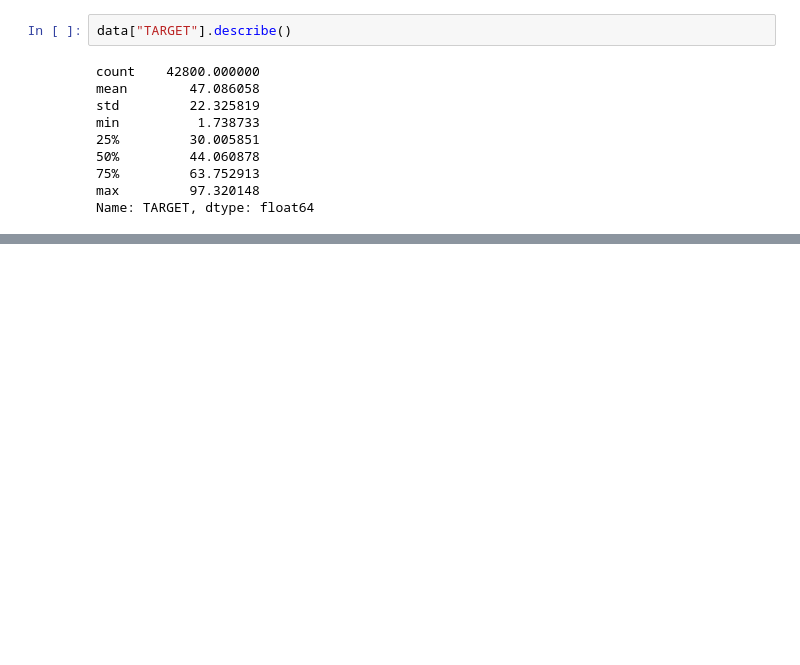
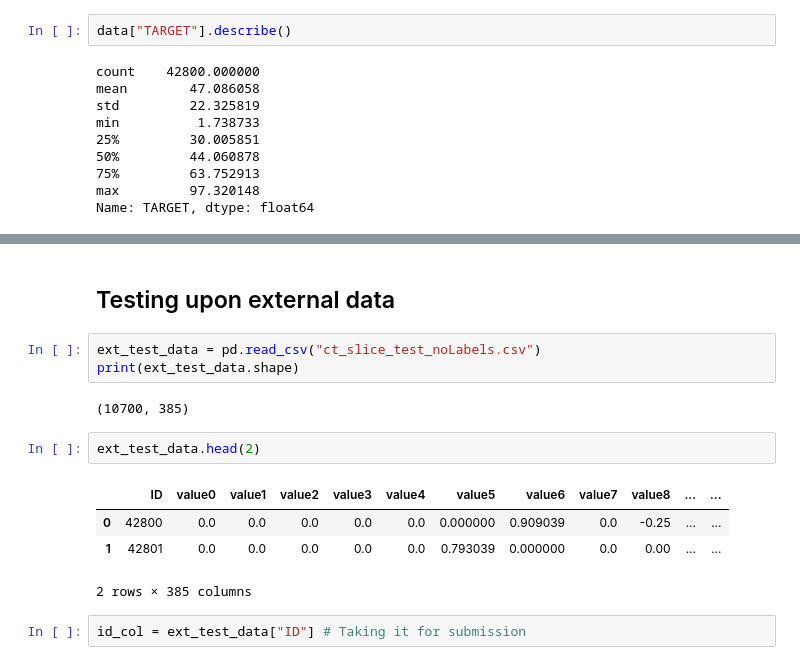
Before and after one commit to KrishDhanani/THWS, a Jupyter notebook: Deep Learning/Kaggle_competition/main.ipynb, the cells around one changed output, grey strips where cells are left out. Drawn from its saved outputs; the diff is of its cells as text; blank space fills up the shorter version.

```diff
--- a/Deep Learning/Kaggle_competition/main.ipynb
+++ b/Deep Learning/Kaggle_competition/main.ipynb
@@ -100,0 +247,16 @@ TimeoutException: Requesting secret MODEL_PROXY_API_KEY timed out. Secrets can o
+# %% [markdown]
+## Testing upon external data
+# %%
+ext_test_data = pd.read_csv("ct_slice_test_noLabels.csv")
+print(ext_test_data.shape)
+# %% [output]
+(10700, 385)
+# %%
+ext_test_data.head(2)
+# %% [output]
+|  | ID | value0 | value1 | value2 | value3 | value4 | value5 | value6 | value7 | value8 | ... | ... |
+| 0 | 42800 | 0.0 | 0.0 | 0.0 | 0.0 | 0.0 | 0.000000 | 0.909039 | 0.0 | -0.25 | ... | ... |
+| 1 | 42801 | 0.0 | 0.0 | 0.0 | 0.0 | 0.0 | 0.793039 | 0.000000 | 0.0 | 0.00 | ... | ... |
+2 rows × 385 columns
+# %%
+id_col = ext_test_data["ID"] # Taking it for submission
```
Also changed, not shown: parts of 42 cells of this notebook, 3 other files.
